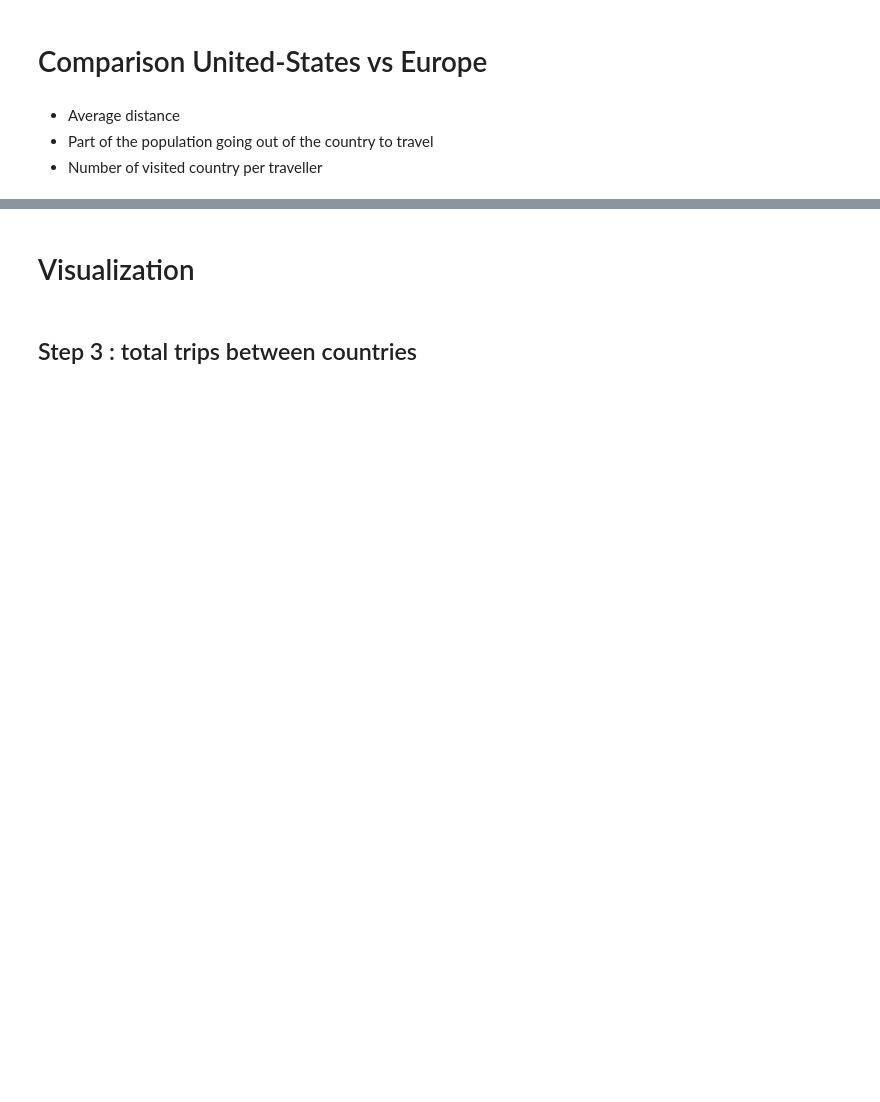
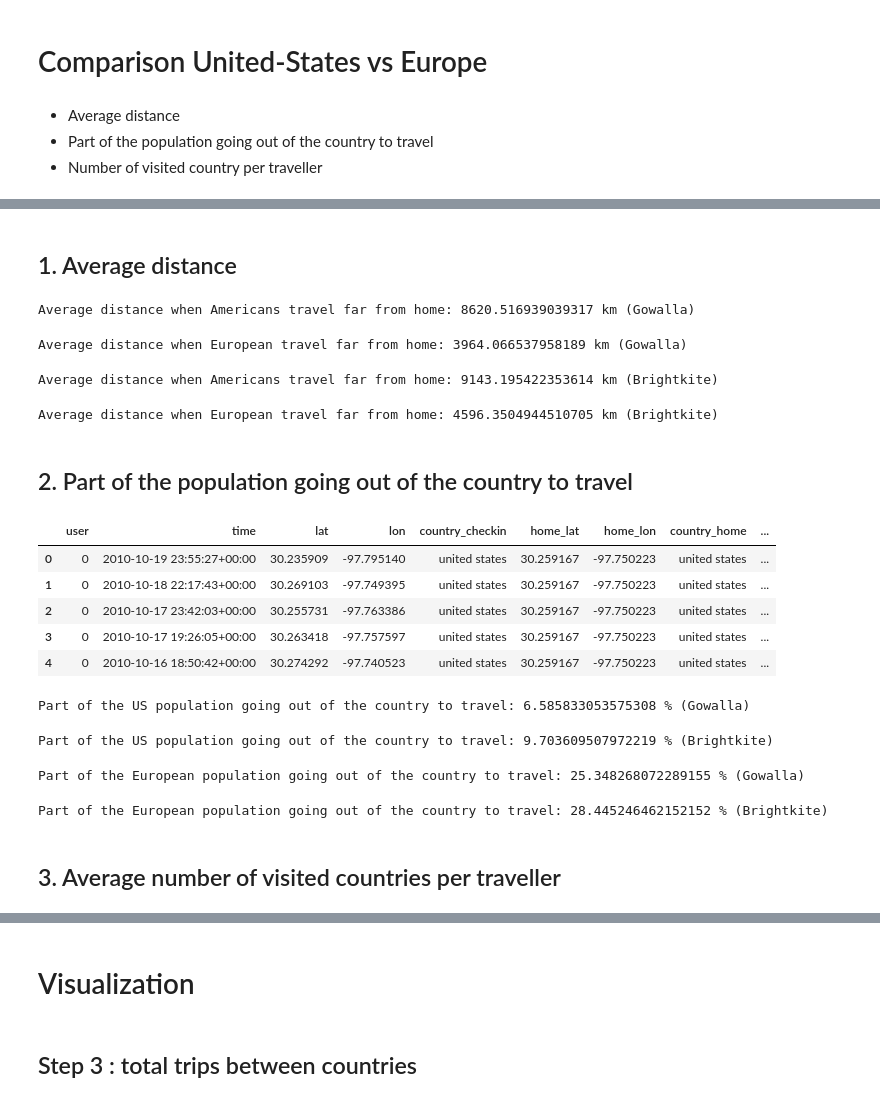
Before and after one commit to epfl-ada/ada-2020-project-milestone-p3-p3_runtime-error, a Jupyter notebook: creative_extension.ipynb, the cells around one changed output, grey strips where cells are left out. Drawn from its saved outputs; the diff is of its cells as text; code cells hidden in the pictures; blank space fills up the shorter version.

```diff
--- a/creative_extension.ipynb
+++ b/creative_extension.ipynb
@@ -702,0 +742,28 @@ Notes:
+# %% [markdown]
+## 1. Average distance
+# %%
+dist = gowalla_trips_full[gowalla_trips_full.country_home == 'united states'].distance.mean()
+print('Average distance when Americans travel far from home:', dist, 'km (Gowalla)')
+# %% [output]
+Average distance when Americans travel far from home: 8620.516939039317 km (Gowalla)
+# %%
+dist = gowalla_trips_full[gowalla_trips_full.continent_home == 'europe'].distance.mean()
+print('Average distance when European travel far from home:', dist, 'km (Gowalla)')
+# %% [output]
+Average distance when European travel far from home: 3964.066537958189 km (Gowalla)
+# %%
+dist = brightkite_trips_full[brightkite_trips_full.country_home == 'united states'].distance.mean()
+print('Average distance when Americans travel far from home:', dist, 'km (Brightkite)')
+# %% [output]
+Average distance when Americans travel far from home: 9143.195422353614 km (Brightkite)
+# %%
+dist = brightkite_trips_full[brightkite_trips_full.continent_home == 'europe'].distance.mean()
+print('Average distance when European travel far from home:', dist, 'km (Brightkite)')
+# %% [output]
+Average distance when European travel far from home: 4596.3504944510705 km (Brightkite)
+# %% [markdown]
+## 2. Part of the population going out of the country to travel
+# %%
+gowalla_checkins = pd.merge(gowalla_checkins, continents[['name', 'region']], how = 'left', left_on = 'country_home', right_on = 'name')
+gowalla_checkins.drop(columns = ['name'], inplace = True)
+gowalla_checkins.rename(columns = {'region':'continent_home'}, inplace = True)
@@ -702,0 +774,35 @@ Notes:
+# %%
+gowalla_checkins.head()
+# %% [output]
+|  | user | time | lat | lon | country_checkin | home_lat | home_lon | country_home | ... |
+| 0 | 0 | 2010-10-19 23:55:27+00:00 | 30.235909 | -97.795140 | united states | 30.259167 | -97.750223 | united states | ... |
+| 1 | 0 | 2010-10-18 22:17:43+00:00 | 30.269103 | -97.749395 | united states | 30.259167 | -97.750223 | united states | ... |
+| 2 | 0 | 2010-10-17 23:42:03+00:00 | 30.255731 | -97.763386 | united states | 30.259167 | -97.750223 | united states | ... |
+| 3 | 0 | 2010-10-17 19:26:05+00:00 | 30.263418 | -97.757597 | united states | 30.259167 | -97.750223 | united states | ... |
+| 4 | 0 | 2010-10-16 18:50:42+00:00 | 30.274292 | -97.740523 | united states | 30.259167 | -97.750223 | united states | ... |
+# %%
+us_travel_out_of_country = gowalla_checkins[(gowalla_checkins.country_checkin != gowalla_checkins.country_home) & (gowalla_checkins.country_home == 'united states')].user.nunique()
+us_total = gowalla_checkins[(gowalla_checkins.country_home == 'united states')].user.nunique()
+print('Part of the US population going out of the country to travel:',100*us_travel_out_of_country/us_total,'% (Gowalla)')
+# %% [output]
+Part of the US population going out of the country to travel: 6.585833053575308 % (Gowalla)
+# %%
+us_travel_out_of_country = brightkite_checkins[(brightkite_checkins.country_checkin != brightkite_checkins.country_home) & (brightkite_checkins.country_home == 'united states')].user.nunique()
+us_total = brightkite_checkins[(brightkite_checkins.country_home == 'united states')].user.nunique()
+print('Part of the US population going out of the country to travel:',100*us_travel_out_of_country/us_total,'% (Brightkite)')
+# %% [output]
+Part of the US population going out of the country to travel: 9.703609507972219 % (Brightkite)
+# %%
+us_travel_out_of_country = gowalla_checkins[(gowalla_checkins.country_checkin != gowalla_checkins.country_home) & (gowalla_checkins.continent_home == 'europe')].user.nunique()
+us_total = gowalla_checkins[(gowalla_checkins.continent_home == 'europe')].user.nunique()
+print('Part of the European population going out of the country to travel:',100*us_travel_out_of_country/us_total,'% (Gowalla)')
+# %% [output]
+Part of the European population going out of the country to travel: 25.348268072289155 % (Gowalla)
+# %%
+us_travel_out_of_country = brightkite_checkins[(brightkite_checkins.country_checkin != brightkite_checkins.country_home) & (brightkite_checkins.continent_home == 'europe')].user.nunique()
+us_total = brightkite_checkins[(brightkite_checkins.continent_home == 'europe')].user.nunique()
+print('Part of the European population going out of the country to travel:',100*us_travel_out_of_country/us_total,'% (Brightkite)')
+# %% [output]
+Part of the European population going out of the country to travel: 28.445246462152152 % (Brightkite)
+# %% [markdown]
+## 3. Average number of visited countries per traveller
```
Also changed, not shown: parts of 13 cells of this notebook.
